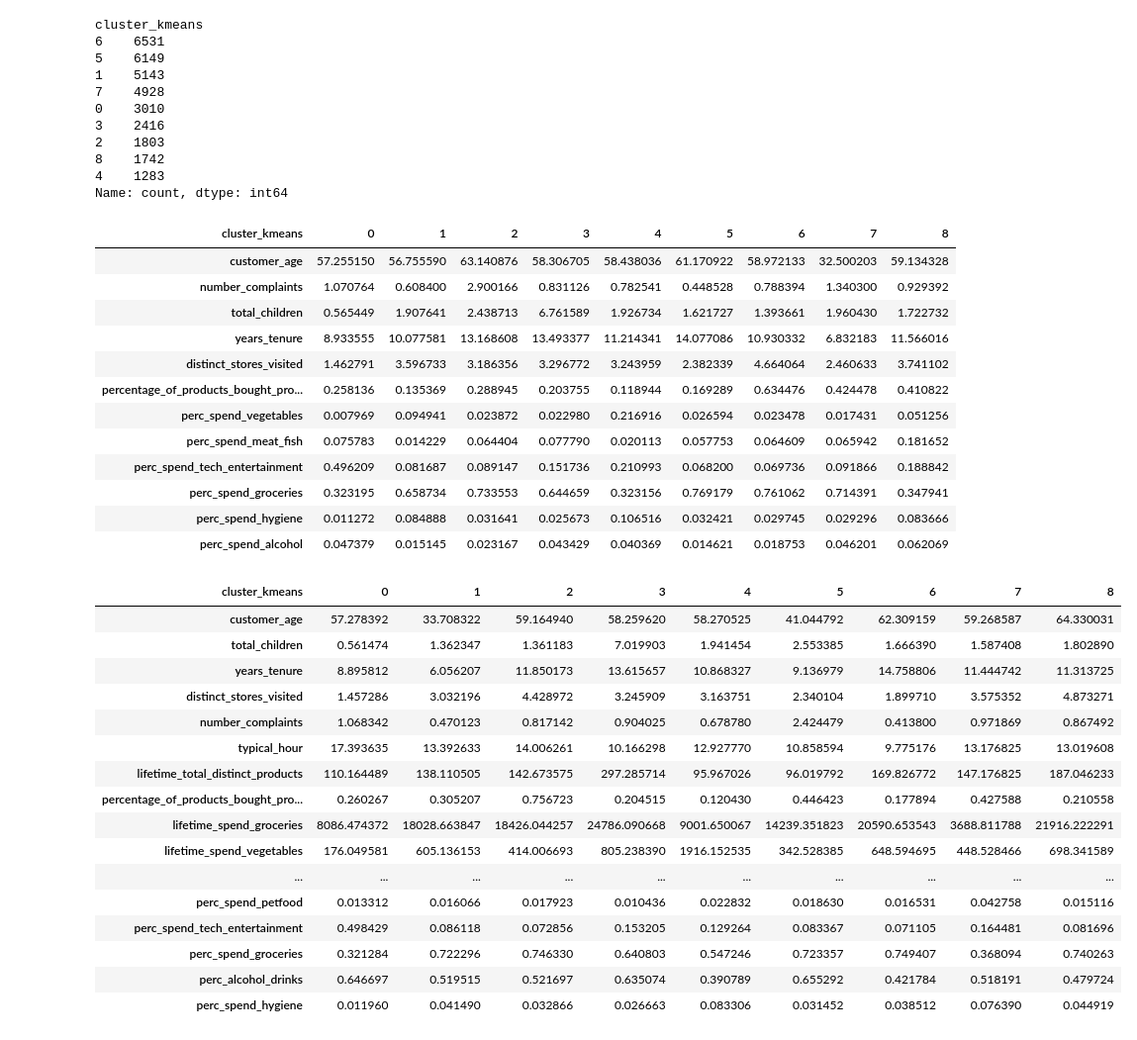
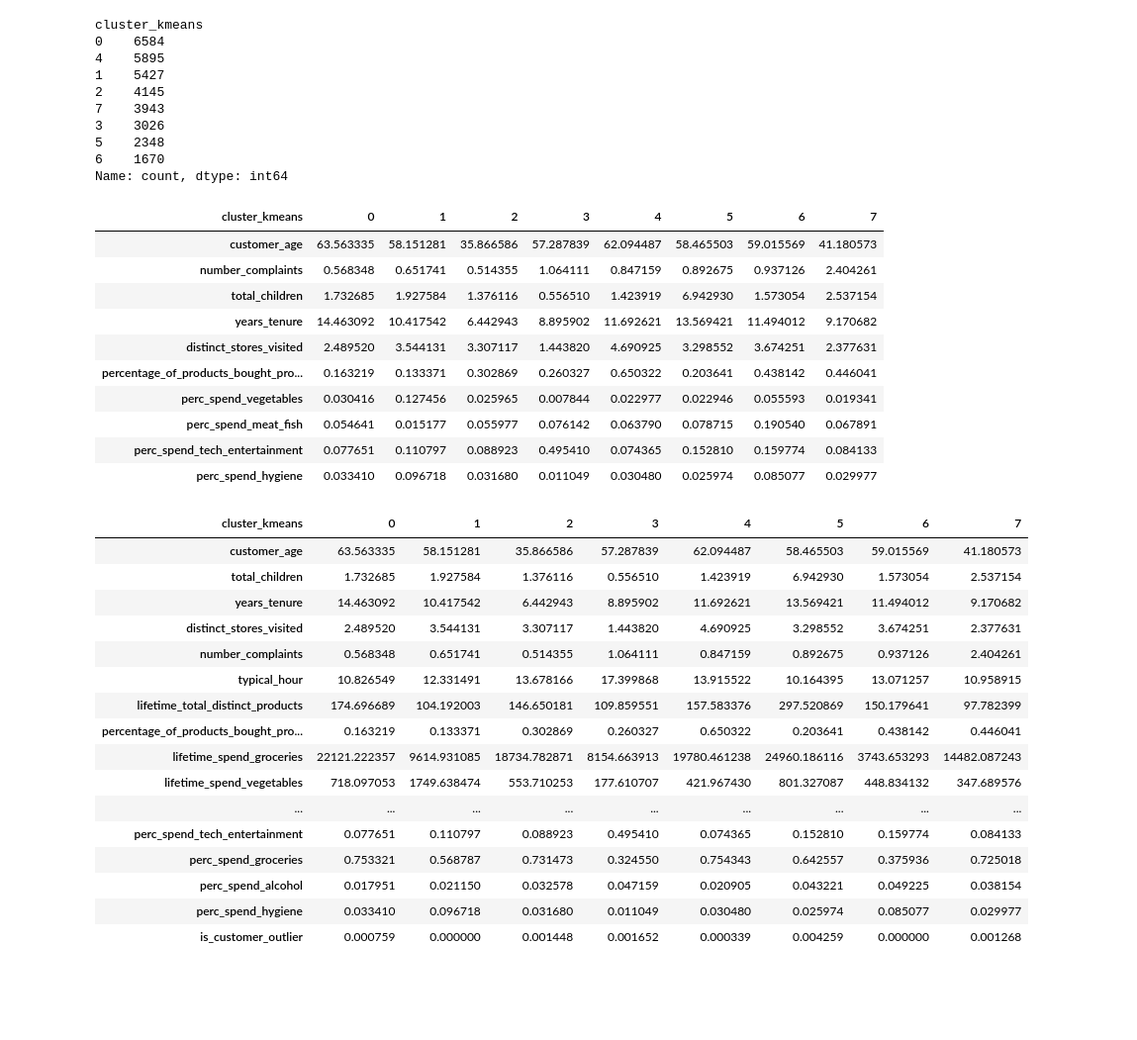
Before and after one commit to tiago2806/ml_project, a Jupyter notebook: notebooks/03_modelling.ipynb, the cells around one changed output. Shown at 99% size. Drawn from its saved outputs; the diff is of its cells as text; code cells hidden in the pictures; blank space fills up the shorter version.

```diff
--- a/notebooks/03_modelling.ipynb
+++ b/notebooks/03_modelling.ipynb
@@ -137,71 +139,67 @@ k=10 | silhouette=0.1715
 # %%
-kmeans = KMeans(n_clusters= 9, random_state=42, n_init='auto').fit(X_scaled)
+kmeans = KMeans(n_clusters= 8, random_state=0, n_init='auto').fit(X_scaled)
 dataset['cluster_kmeans'] = kmeans.predict(X_scaled)
 # %%
 dataset["cluster_kmeans"].value_counts()
 # %% [output]
 cluster_kmeans
-6    6531
-5    6149
-1    5143
-7    4928
-0    3010
-3    2416
-2    1803
-8    1742
-4    1283
+0    6584
+4    5895
+1    5427
+2    4145
+7    3943
+3    3026
+5    2348
+6    1670
 Name: count, dtype: int64
 # %%
 X['cluster_kmeans'] = dataset['cluster_kmeans']
 # %%
 X.groupby("cluster_kmeans").mean().T
 # %% [output]
-| cluster_kmeans | 0 | 1 | 2 | 3 | 4 | 5 | 6 | 7 | 8 |
-| customer_age | 57.255150 | 56.755590 | 63.140876 | 58.306705 | 58.438036 | 61.170922 | 58.972133 | 32.500203 | 59.134328 |
-| number_complaints | 1.070764 | 0.608400 | 2.900166 | 0.831126 | 0.782541 | 0.448528 | 0.788394 | 1.340300 | 0.929392 |
-| total_children | 0.565449 | 1.907641 | 2.438713 | 6.761589 | 1.926734 | 1.621727 | 1.393661 | 1.960430 | 1.722732 |
-| years_tenure | 8.933555 | 10.077581 | 13.168608 | 13.493377 | 11.214341 | 14.077086 | 10.930332 | 6.832183 | 11.566016 |
-| distinct_stores_visited | 1.462791 | 3.596733 | 3.186356 | 3.296772 | 3.243959 | 2.382339 | 4.664064 | 2.460633 | 3.741102 |
-| percentage_of_products_bought_pro... | 0.258136 | 0.135369 | 0.288945 | 0.203755 | 0.118944 | 0.169289 | 0.634476 | 0.424478 | 0.410822 |
-| perc_spend_vegetables | 0.007969 | 0.094941 | 0.023872 | 0.022980 | 0.216916 | 0.026594 | 0.023478 | 0.017431 | 0.051256 |
-| perc_spend_meat_fish | 0.075783 | 0.014229 | 0.064404 | 0.077790 | 0.020113 | 0.057753 | 0.064609 | 0.065942 | 0.181652 |
-| perc_spend_tech_entertainment | 0.496209 | 0.081687 | 0.089147 | 0.151736 | 0.210993 | 0.068200 | 0.069736 | 0.091866 | 0.188842 |
-| perc_spend_groceries | 0.323195 | 0.658734 | 0.733553 | 0.644659 | 0.323156 | 0.769179 | 0.761062 | 0.714391 | 0.347941 |
-| perc_spend_hygiene | 0.011272 | 0.084888 | 0.031641 | 0.025673 | 0.106516 | 0.032421 | 0.029745 | 0.029296 | 0.083666 |
-| perc_spend_alcohol | 0.047379 | 0.015145 | 0.023167 | 0.043429 | 0.040369 | 0.014621 | 0.018753 | 0.046201 | 0.062069 |
+| cluster_kmeans | 0 | 1 | 2 | 3 | 4 | 5 | 6 | 7 |
+| customer_age | 63.563335 | 58.151281 | 35.866586 | 57.287839 | 62.094487 | 58.465503 | 59.015569 | 41.180573 |
+| number_complaints | 0.568348 | 0.651741 | 0.514355 | 1.064111 | 0.847159 | 0.892675 | 0.937126 | 2.404261 |
+| total_children | 1.732685 | 1.927584 | 1.376116 | 0.556510 | 1.423919 | 6.942930 | 1.573054 | 2.537154 |
+| years_tenure | 14.463092 | 10.417542 | 6.442943 | 8.895902 | 11.692621 | 13.569421 | 11.494012 | 9.170682 |
+| distinct_stores_visited | 2.489520 | 3.544131 | 3.307117 | 1.443820 | 4.690925 | 3.298552 | 3.674251 | 2.377631 |
+| percentage_of_products_bought_pro... | 0.163219 | 0.133371 | 0.302869 | 0.260327 | 0.650322 | 0.203641 | 0.438142 | 0.446041 |
+| perc_spend_vegetables | 0.030416 | 0.127456 | 0.025965 | 0.007844 | 0.022977 | 0.022946 | 0.055593 | 0.019341 |
+| perc_spend_meat_fish | 0.054641 | 0.015177 | 0.055977 | 0.076142 | 0.063790 | 0.078715 | 0.190540 | 0.067891 |
+| perc_spend_tech_entertainment | 0.077651 | 0.110797 | 0.088923 | 0.495410 | 0.074365 | 0.152810 | 0.159774 | 0.084133 |
+| perc_spend_hygiene | 0.033410 | 0.096718 | 0.031680 | 0.011049 | 0.030480 | 0.025974 | 0.085077 | 0.029977 |
 # %%
 numeric_cols = dataset.select_dtypes(include='number')
 
 numeric_cols = numeric_cols.drop(
     ['kids_home',
     'teens_home',
-    'has_children',
     'year_first_transaction',
     'lifetime_spend_meat',
     'lifetime_spend_fish',
     'lifetime_spend_nonalcohol_drinks',
     'latitude',
     'longitude'], axis = 1)
 
 numeric_cols.groupby("cluster_kmeans").mean().T
 # %% [output]
-| cluster_kmeans | 0 | 1 | 2 | 3 | 4 | 5 | 6 | 7 | 8 |
-| customer_age | 57.278392 | 33.708322 | 59.164940 | 58.259620 | 58.270525 | 41.044792 | 62.309159 | 59.268587 | 64.330031 |
-| total_children | 0.561474 | 1.362347 | 1.361183 | 7.019903 | 1.941454 | 2.553385 | 1.666390 | 1.587408 | 1.802890 |
-| years_tenure | 8.895812 | 6.056207 | 11.850173 | 13.615657 | 10.868327 | 9.136979 | 14.758806 | 11.444742 | 11.313725 |
-| distinct_stores_visited | 1.457286 | 3.032196 | 4.428972 | 3.245909 | 3.163751 | 2.340104 | 1.899710 | 3.575352 | 4.873271 |
-| number_complaints | 1.068342 | 0.470123 | 0.817142 | 0.904025 | 0.678780 | 2.424479 | 0.413800 | 0.971869 | 0.867492 |
-| typical_hour | 17.393635 | 13.392633 | 14.006261 | 10.166298 | 12.927770 | 10.858594 | 9.775176 | 13.176825 | 13.019608 |
-| lifetime_total_distinct_products | 110.164489 | 138.110505 | 142.673575 | 297.285714 | 95.967026 | 96.019792 | 169.826772 | 147.176825 | 187.046233 |
-| percentage_of_products_bought_pro... | 0.260267 | 0.305207 | 0.756723 | 0.204515 | 0.120430 | 0.446423 | 0.177894 | 0.427588 | 0.210558 |
-| lifetime_spend_groceries | 8086.474372 | 18028.663847 | 18426.044257 | 24786.090668 | 9001.650067 | 14239.351823 | 20590.653543 | 3688.811788 | 21916.222291 |
-| lifetime_spend_vegetables | 176.049581 | 605.136153 | 414.006693 | 805.238390 | 1916.152535 | 342.528385 | 648.594695 | 448.528466 | 698.341589 |
-| ... | ... | ... | ... | ... | ... | ... | ... | ... | ... |
-| perc_spend_petfood | 0.013312 | 0.016066 | 0.017923 | 0.010436 | 0.022832 | 0.018630 | 0.016531 | 0.042758 | 0.015116 |
-| perc_spend_tech_entertainment | 0.498429 | 0.086118 | 0.072856 | 0.153205 | 0.129264 | 0.083367 | 0.071105 | 0.164481 | 0.081696 |
-| perc_spend_groceries | 0.321284 | 0.722296 | 0.746330 | 0.640803 | 0.547246 | 0.723357 | 0.749407 | 0.368094 | 0.740263 |
-| perc_alcohol_drinks | 0.646697 | 0.519515 | 0.521697 | 0.635074 | 0.390789 | 0.655292 | 0.421784 | 0.518191 | 0.479724 |
-| perc_spend_hygiene | 0.011960 | 0.041490 | 0.032866 | 0.026663 | 0.083306 | 0.031452 | 0.038512 | 0.076390 | 0.044919 |
+| cluster_kmeans | 0 | 1 | 2 | 3 | 4 | 5 | 6 | 7 |
+| customer_age | 63.563335 | 58.151281 | 35.866586 | 57.287839 | 62.094487 | 58.465503 | 59.015569 | 41.180573 |
+| total_children | 1.732685 | 1.927584 | 1.376116 | 0.556510 | 1.423919 | 6.942930 | 1.573054 | 2.537154 |
+| years_tenure | 14.463092 | 10.417542 | 6.442943 | 8.895902 | 11.692621 | 13.569421 | 11.494012 | 9.170682 |
+| distinct_stores_visited | 2.489520 | 3.544131 | 3.307117 | 1.443820 | 4.690925 | 3.298552 | 3.674251 | 2.377631 |
+| number_complaints | 0.568348 | 0.651741 | 0.514355 | 1.064111 | 0.847159 | 0.892675 | 0.937126 | 2.404261 |
+| typical_hour | 10.826549 | 12.331491 | 13.678166 | 17.399868 | 13.915522 | 10.164395 | 13.071257 | 10.958915 |
+| lifetime_total_distinct_products | 174.696689 | 104.192003 | 146.650181 | 109.859551 | 157.583376 | 297.520869 | 150.179641 | 97.782399 |
+| percentage_of_products_bought_pro... | 0.163219 | 0.133371 | 0.302869 | 0.260327 | 0.650322 | 0.203641 | 0.438142 | 0.446041 |
+| lifetime_spend_groceries | 22121.222357 | 9614.931085 | 18734.782871 | 8154.663913 | 19780.461238 | 24960.186116 | 3743.653293 | 14482.087243 |
+| lifetime_spend_vegetables | 718.097053 | 1749.638474 | 553.710253 | 177.610707 | 421.967430 | 801.327087 | 448.834132 | 347.689576 |
+| ... | ... | ... | ... | ... | ... | ... | ... | ... |
+| perc_spend_tech_entertainment | 0.077651 | 0.110797 | 0.088923 | 0.495410 | 0.074365 | 0.152810 | 0.159774 | 0.084133 |
+| perc_spend_groceries | 0.753321 | 0.568787 | 0.731473 | 0.324550 | 0.754343 | 0.642557 | 0.375936 | 0.725018 |
+| perc_spend_alcohol | 0.017951 | 0.021150 | 0.032578 | 0.047159 | 0.020905 | 0.043221 | 0.049225 | 0.038154 |
+| perc_spend_hygiene | 0.033410 | 0.096718 | 0.031680 | 0.011049 | 0.030480 | 0.025974 | 0.085077 | 0.029977 |
+| is_customer_outlier | 0.000759 | 0.000000 | 0.001448 | 0.001652 | 0.000339 | 0.004259 | 0.000000 | 0.001268 |
 # %%
 experimental_hierarchical = AgglomerativeClustering(linkage='ward', distance_threshold=0, n_clusters=None).fit(X_scaled)
 # %%
```
Also changed, not shown: parts of 15 cells of this notebook, 5 other files.
